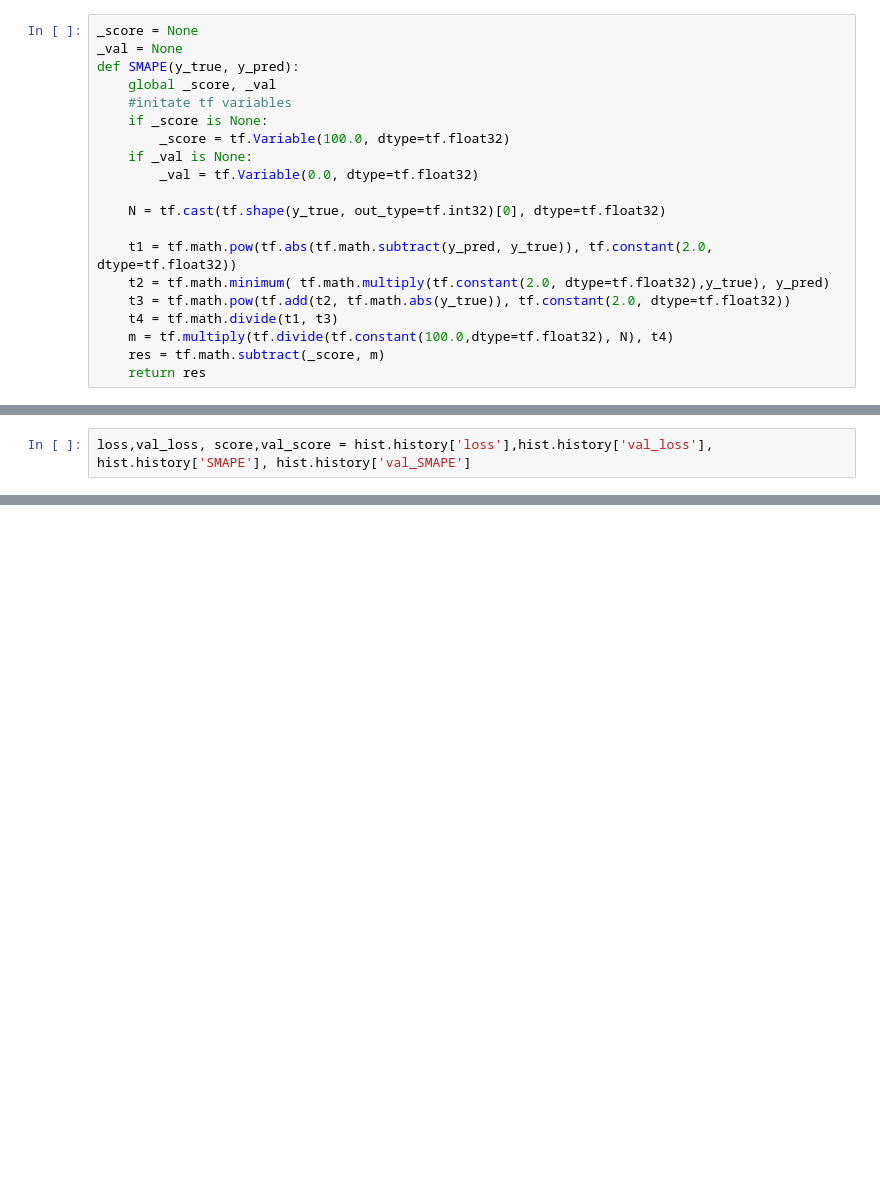
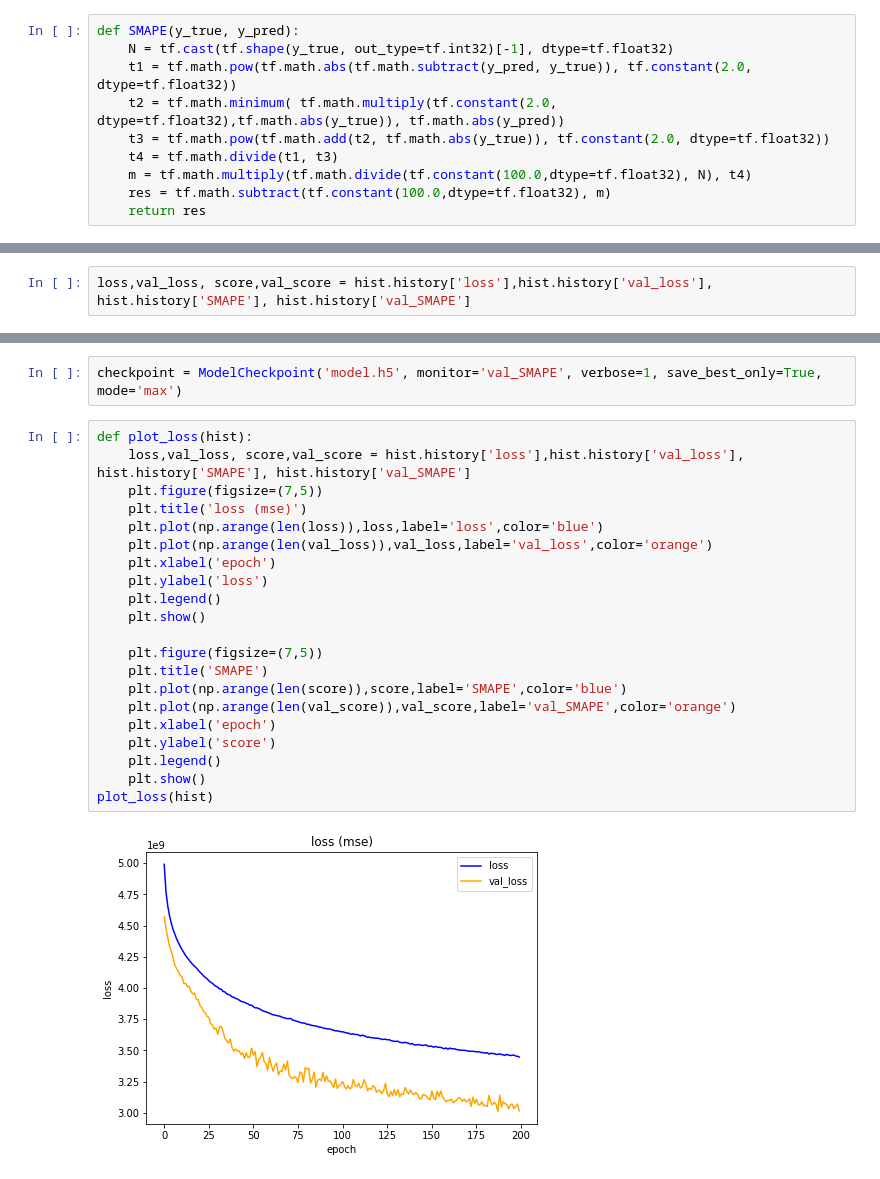
Before and after one commit to thanit456/techjam_2019, a Jupyter notebook: data_pack/Dai.ipynb, the cells around one changed output, grey strips where cells are left out. Drawn from its saved outputs; the diff is of its cells as text; blank space fills up the shorter version.

```diff
--- a/data_pack/Dai.ipynb
+++ b/data_pack/Dai.ipynb
@@ -517,20 +478,10 @@ info_by_id[4]
 # %%
-_score = None
-_val = None
 def SMAPE(y_true, y_pred):
-    global _score, _val
-    #initate tf variables
-    if _score is None:
-        _score = tf.Variable(100.0, dtype=tf.float32)
-    if _val is None:
-        _val = tf.Variable(0.0, dtype=tf.float32)
-
-    N = tf.cast(tf.shape(y_true, out_type=tf.int32)[0], dtype=tf.float32)
-
-    t1 = tf.math.pow(tf.abs(tf.math.subtract(y_pred, y_true)), tf.constant(2.0, dtype=tf.float32))
-    t2 = tf.math.minimum( tf.math.multiply(tf.constant(2.0, dtype=tf.float32),y_true), y_pred)
-    t3 = tf.math.pow(tf.add(t2, tf.math.abs(y_true)), tf.constant(2.0, dtype=tf.float32))
+    N = tf.cast(tf.shape(y_true, out_type=tf.int32)[-1], dtype=tf.float32)
+    t1 = tf.math.pow(tf.math.abs(tf.math.subtract(y_pred, y_true)), tf.constant(2.0, dtype=tf.float32))
+    t2 = tf.math.minimum( tf.math.multiply(tf.constant(2.0, dtype=tf.float32),tf.math.abs(y_true)), tf.math.abs(y_pred))
+    t3 = tf.math.pow(tf.math.add(t2, tf.math.abs(y_true)), tf.constant(2.0, dtype=tf.float32))
     t4 = tf.math.divide(t1, t3)
-    m = tf.multiply(tf.divide(tf.constant(100.0,dtype=tf.float32), N), t4)
-    res = tf.math.subtract(_score, m)
+    m = tf.math.multiply(tf.math.divide(tf.constant(100.0,dtype=tf.float32), N), t4)
+    res = tf.math.subtract(tf.constant(100.0,dtype=tf.float32), m)
     return res
@@ -634,0 +788,25 @@ plt.show()
+# %%
+checkpoint = ModelCheckpoint('model.h5', monitor='val_SMAPE', verbose=1, save_best_only=True, mode='max')
+# %%
+def plot_loss(hist):
+    loss,val_loss, score,val_score = hist.history['loss'],hist.history['val_loss'], hist.history['SMAPE'], hist.history['val_SMAPE']
+    plt.figure(figsize=(7,5))
+    plt.title('loss (mse)')
+    plt.plot(np.arange(len(loss)),loss,label='loss',color='blue')
+    plt.plot(np.arange(len(val_loss)),val_loss,label='val_loss',color='orange')
+    plt.xlabel('epoch')
+    plt.ylabel('loss')
+    plt.legend()
+    plt.show()
+
+    plt.figure(figsize=(7,5))
+    plt.title('SMAPE')
+    plt.plot(np.arange(len(score)),score,label='SMAPE',color='blue')
+    plt.plot(np.arange(len(val_score)),val_score,label='val_SMAPE',color='orange')
+    plt.xlabel('epoch')
+    plt.ylabel('score')
+    plt.legend()
+    plt.show()
+plot_loss(hist)
+# %% [output]
+[figure, added]
```
Also changed, not shown: parts of 46 cells of this notebook.
